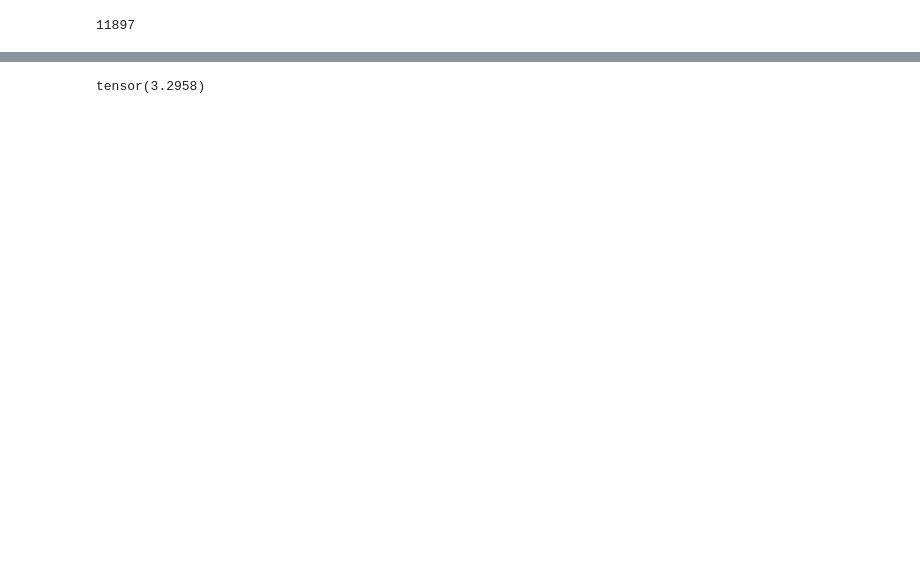
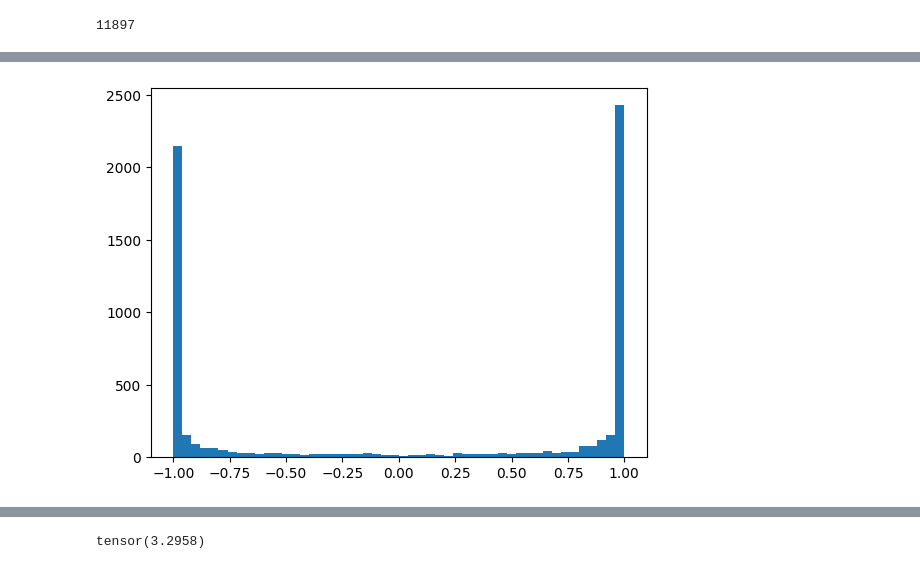
Before and after one commit to nabeelalikhan0/Deep-Learning, a Jupyter notebook: micrograd/Building makemore Part 3 Activations Gradients BatchNorm.ipynb, the cells around one changed output, grey strips where cells are left out. Drawn from its saved outputs; the diff is of its cells as text; code cells hidden in the pictures; blank space fills up the shorter version.

```diff
--- a/micrograd/Building makemore Part 3 Activations Gradients BatchNorm.ipynb
+++ b/micrograd/Building makemore Part 3 Activations Gradients BatchNorm.ipynb
@@ -134,0 +123,4 @@ for i in range(max_steps):
+# %%
+plt.hist(h.view(-1).tolist(),bins=50);
+# %% [output]
+[figure, added]
```
Also changed, not shown: parts of 10 cells of this notebook.
